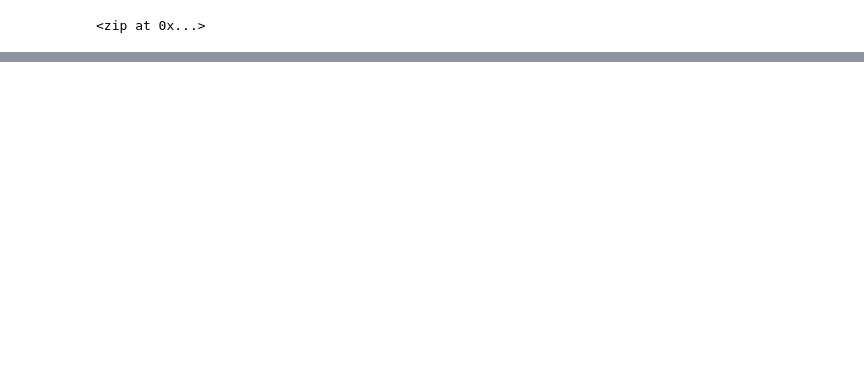
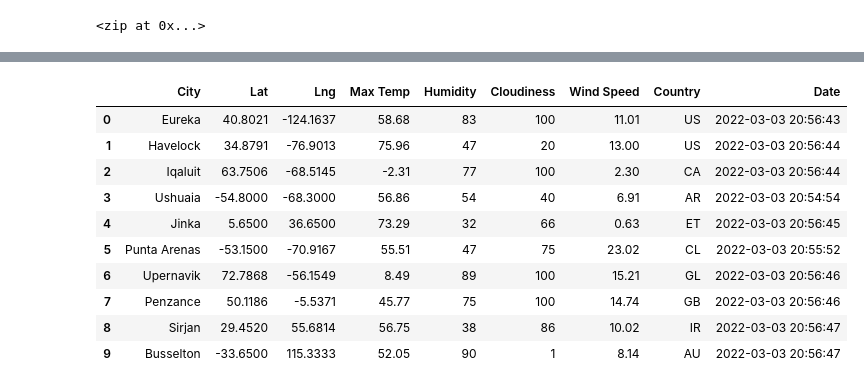
Before and after one commit to alelee93/World_Weather_Analysis, a Jupyter notebook: WeatherPy.ipynb, the cells around one changed output, grey strips where cells are left out. Cells and saved outputs as stored; diff of their text form; code cells hidden in the pictures; blank space fills up the shorter version.

Commit message:
updated city_data_df

```diff
--- a/WeatherPy.ipynb
+++ b/WeatherPy.ipynb
@@ -173,0 +134,16 @@ Data Retrieval Complete
+# %%
+# Convert the array of dictionaries to a Pandas DataFrame.
+city_data_df = pd.DataFrame(city_data)
+city_data_df.head(10)
+# %% [output]
+|  | City | Lat | Lng | Max Temp | Humidity | Cloudiness | Wind Speed | Country | Date |
+| 0 | Eureka | 40.8021 | -124.1637 | 58.68 | 83 | 100 | 11.01 | US | 2022-03-03 20:56:43 |
+| 1 | Havelock | 34.8791 | -76.9013 | 75.96 | 47 | 20 | 13.00 | US | 2022-03-03 20:56:44 |
+| 2 | Iqaluit | 63.7506 | -68.5145 | -2.31 | 77 | 100 | 2.30 | CA | 2022-03-03 20:56:44 |
+| 3 | Ushuaia | -54.8000 | -68.3000 | 56.86 | 54 | 40 | 6.91 | AR | 2022-03-03 20:54:54 |
+| 4 | Jinka | 5.6500 | 36.6500 | 73.29 | 32 | 66 | 0.63 | ET | 2022-03-03 20:56:45 |
+| 5 | Punta Arenas | -53.1500 | -70.9167 | 55.51 | 47 | 75 | 23.02 | CL | 2022-03-03 20:55:52 |
+| 6 | Upernavik | 72.7868 | -56.1549 | 8.49 | 89 | 100 | 15.21 | GL | 2022-03-03 20:56:46 |
+| 7 | Penzance | 50.1186 | -5.5371 | 45.77 | 75 | 100 | 14.74 | GB | 2022-03-03 20:56:46 |
+| 8 | Sirjan | 29.4520 | 55.6814 | 56.75 | 38 | 86 | 10.02 | IR | 2022-03-03 20:56:47 |
+| 9 | Busselton | -33.6500 | 115.3333 | 52.05 | 90 | 1 | 8.14 | AU | 2022-03-03 20:56:47 |
```
Also changed, not shown: parts of 7 cells of this notebook, 2 other files.
